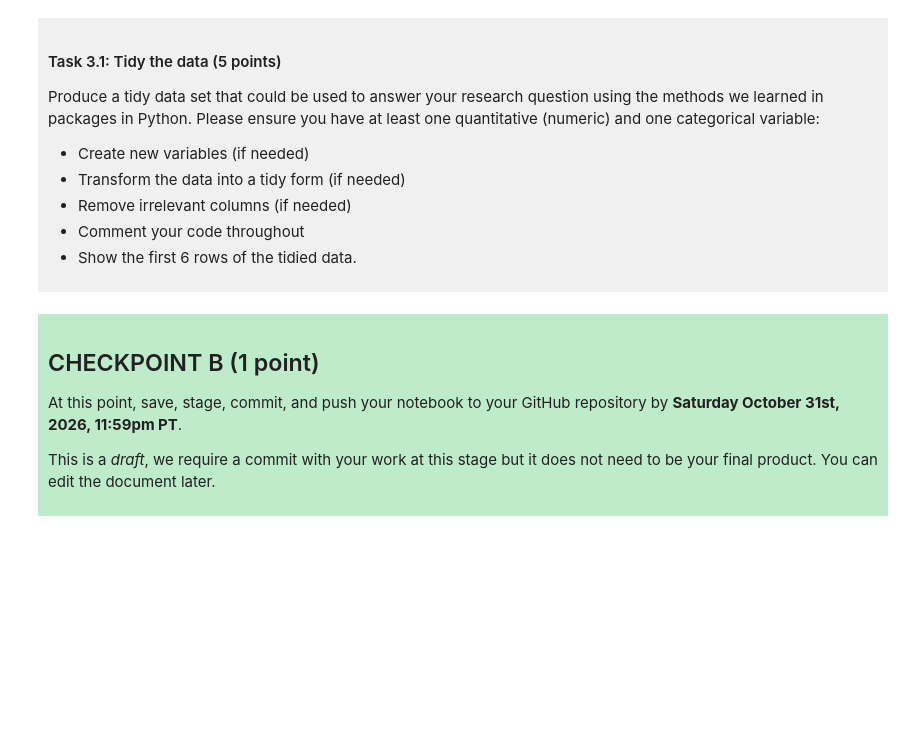
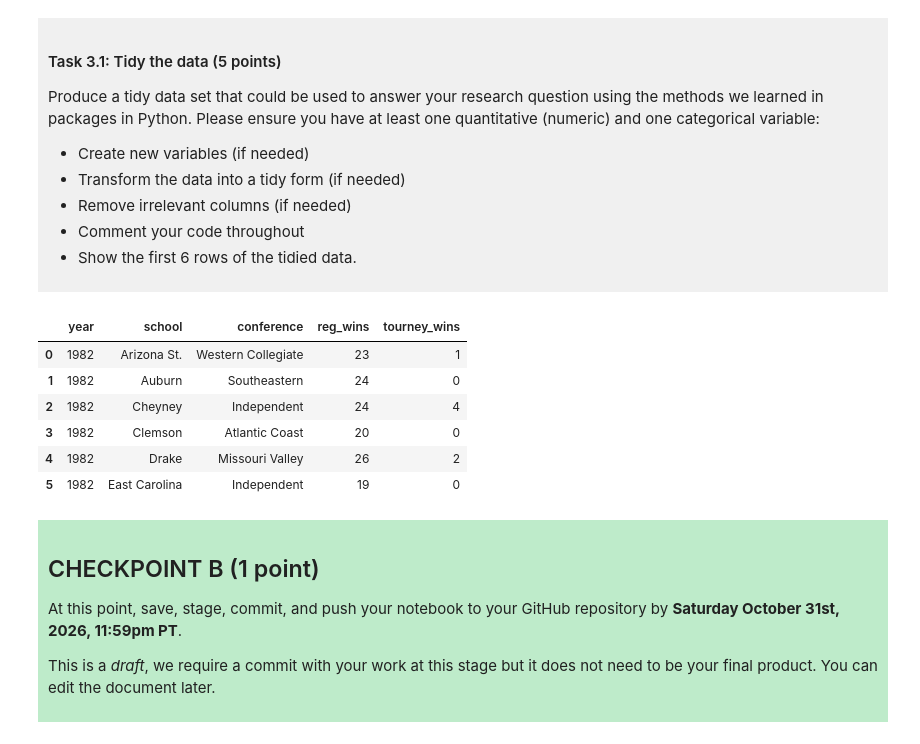
Before and after one commit to Fanta-sia/dsci-100-project-jake-choi, a Jupyter notebook: dsci-100-project-notebook.ipynb, the cells around one changed output. Saved outputs shown, nothing was run; the diff lists cells and outputs as text; code cells hidden in the pictures; blank space fills up the shorter version.

```diff
--- a/dsci-100-project-notebook.ipynb
+++ b/dsci-100-project-notebook.ipynb
@@ -127,8 +127,8 @@ To help you with the analysis, here is a table of descriptions of each of the va
 </div>
 # %%
 import pandas as pd
-data = pd.read_csv("https://raw.githubusercontent.com/diverse-data-hub/diversedata/refs/heads/main/data-clean/womensmarchmadness.csv").head(6)
-data
+data = pd.read_csv("https://raw.githubusercontent.com/diverse-data-hub/diversedata/refs/heads/main/data-clean/womensmarchmadness.csv")
+data.head(6)
 # %% [output]
 |  | year | school | seed | conference | conf_wins | conf_losses | conf_wins_pct | conf_rank | division | ... |
 | 0 | 1982 | Arizona St. | 4 | Western Collegiate | NaN | NaN | NaN | NaN | NaN | ... |
@@ -196,7 +196,16 @@ Produce a tidy data set that could be used to answer your research question usin
 
 </div>
 # %%
-### EDIT THIS CODE CELL ###
+tidied = data[["year", "school","conference", "reg_wins", "tourney_wins"]]
+tidied.head(6)
+# %% [output]
+|  | year | school | conference | reg_wins | tourney_wins |
+| 0 | 1982 | Arizona St. | Western Collegiate | 23 | 1 |
+| 1 | 1982 | Auburn | Southeastern | 24 | 0 |
+| 2 | 1982 | Cheyney | Independent | 24 | 4 |
+| 3 | 1982 | Clemson | Atlantic Coast | 20 | 0 |
+| 4 | 1982 | Drake | Missouri Valley | 26 | 2 |
+| 5 | 1982 | East Carolina | Independent | 19 | 0 |
 # %% [markdown]
 <div style="background-color: #beebca; padding: 10px;">
 
```
Also changed, not shown: parts of 12 cells of this notebook.
